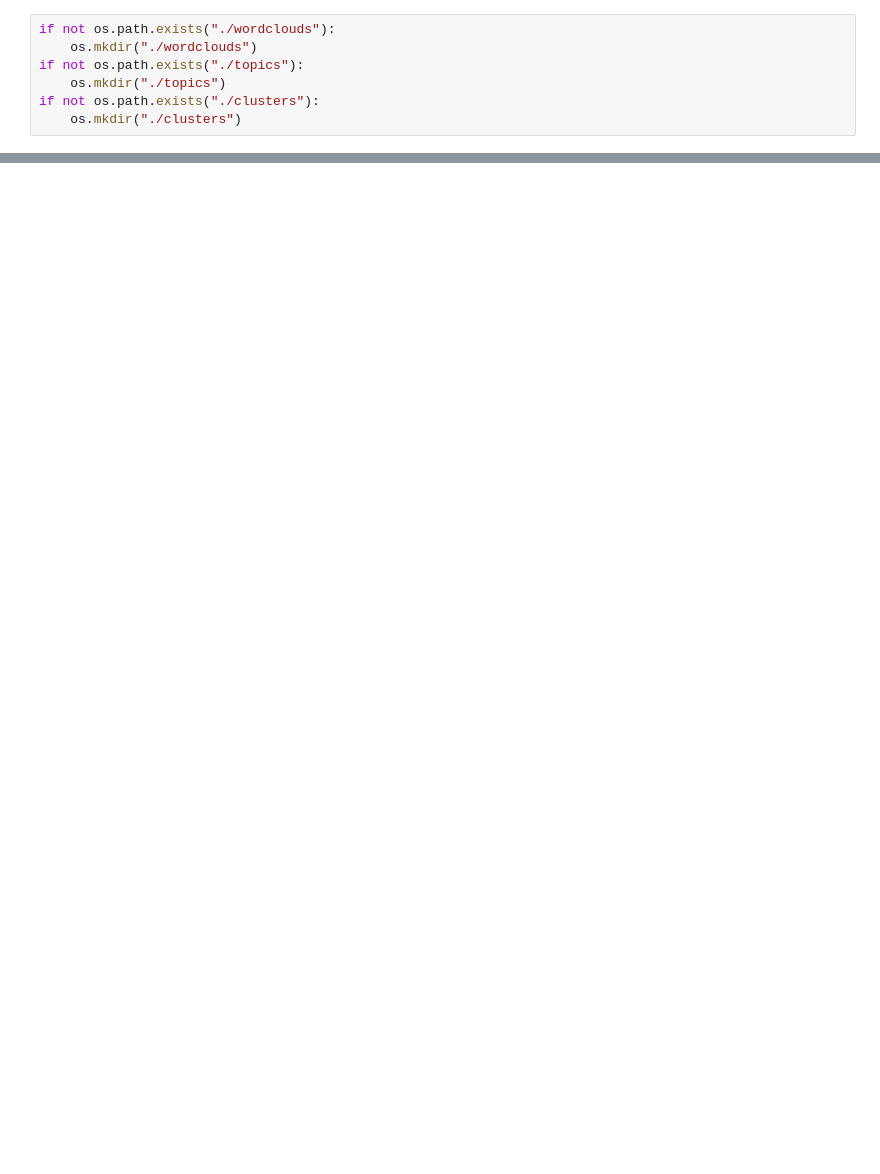
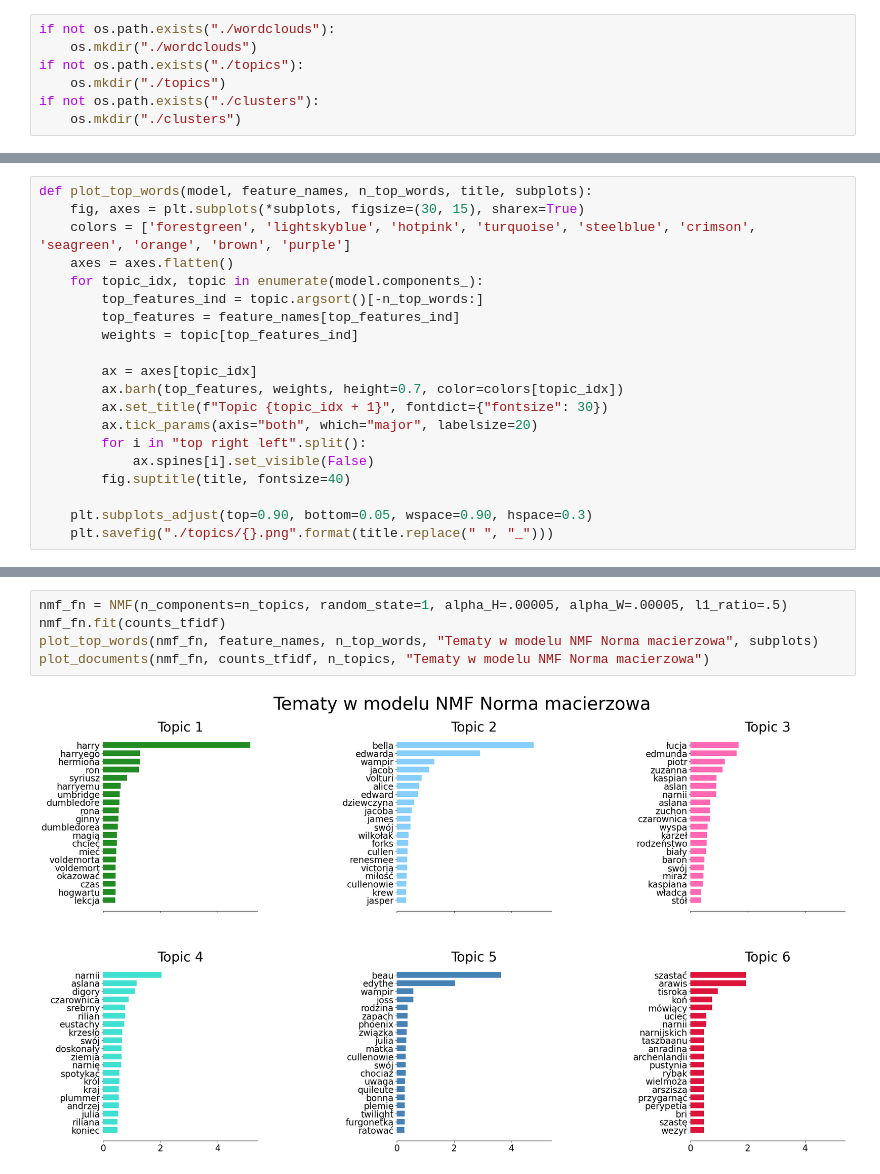
Before and after one commit to Hezatamalegesh/AnalizyTekstu, a Jupyter notebook: text_mining.ipynb, the cells around one changed output, grey strips where cells are left out. Drawn from its saved outputs; the diff is of its cells as text; blank space fills up the shorter version.

```diff
--- a/text_mining.ipynb
+++ b/text_mining.ipynb
@@ -147,0 +226,20 @@ for index, row in docs.iterrows():
+# %%
+def plot_top_words(model, feature_names, n_top_words, title, subplots):
+    fig, axes = plt.subplots(*subplots, figsize=(30, 15), sharex=True)
+    colors = ['forestgreen', 'lightskyblue', 'hotpink', 'turquoise', 'steelblue', 'crimson', 'seagreen', 'orange', 'brown', 'purple']
+    axes = axes.flatten()
+    for topic_idx, topic in enumerate(model.components_):
+        top_features_ind = topic.argsort()[-n_top_words:]
+        top_features = feature_names[top_features_ind]
+        weights = topic[top_features_ind]
+
+        ax = axes[topic_idx]
+        ax.barh(top_features, weights, height=0.7, color=colors[topic_idx])
+        ax.set_title(f"Topic {topic_idx + 1}", fontdict={"fontsize": 30})
+        ax.tick_params(axis="both", which="major", labelsize=20)
+        for i in "top right left".split():
+            ax.spines[i].set_visible(False)
+        fig.suptitle(title, fontsize=40)
+
+    plt.subplots_adjust(top=0.90, bottom=0.05, wspace=0.90, hspace=0.3)
+    plt.savefig("./topics/{}.png".format(title.replace(" ", "_")))
@@ -147,0 +276,7 @@ for index, row in docs.iterrows():
+# %%
+nmf_fn = NMF(n_components=n_topics, random_state=1, alpha_H=.00005, alpha_W=.00005, l1_ratio=.5)
+nmf_fn.fit(counts_tfidf)
+plot_top_words(nmf_fn, feature_names, n_top_words, "Tematy w modelu NMF Norma macierzowa", subplots)
+plot_documents(nmf_fn, counts_tfidf, n_topics, "Tematy w modelu NMF Norma macierzowa")
+# %% [output]
+[figure, added]
```
Also changed, not shown: parts of 21 cells of this notebook, 1 other file.
